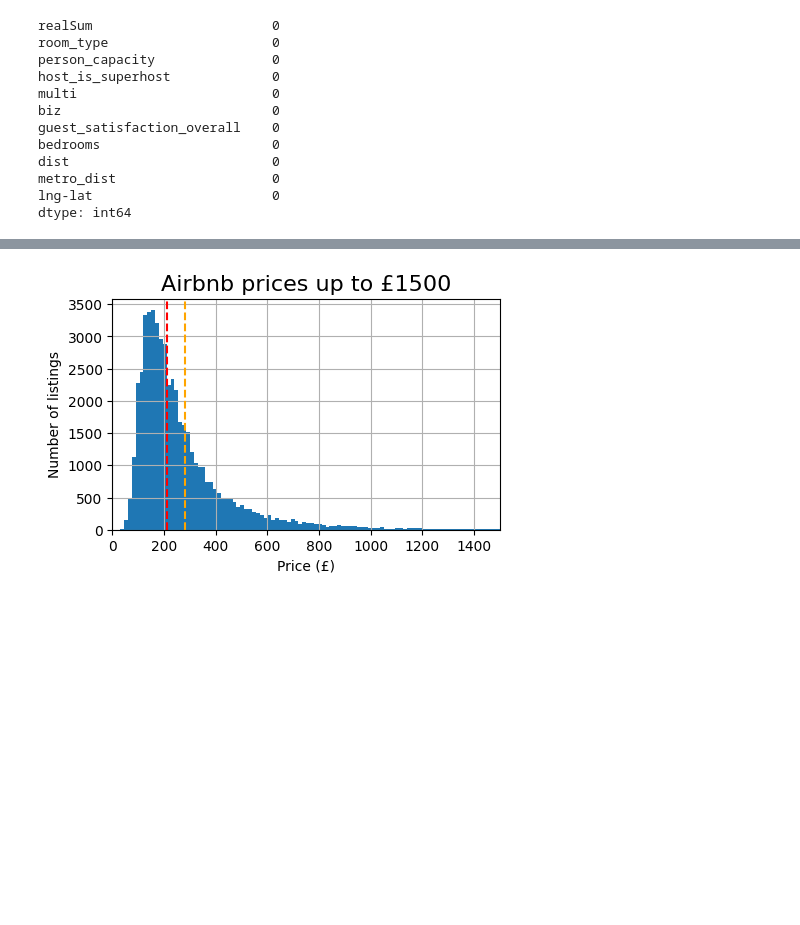
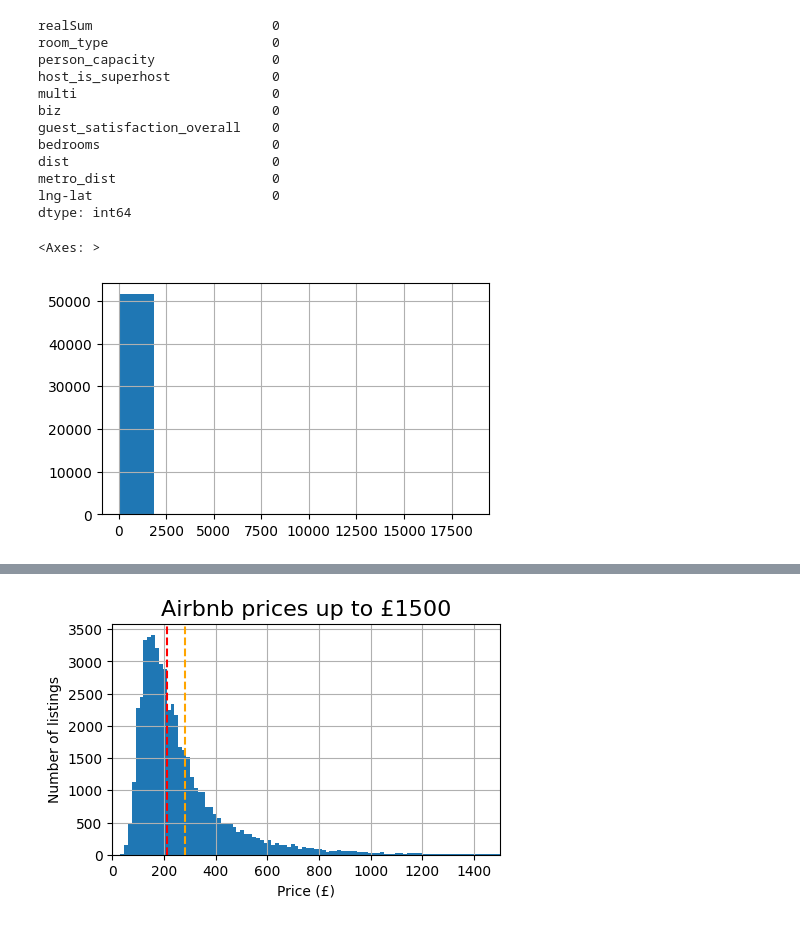
Before and after one commit to Aliikhatami94/eu-aribnb-ml-project, a Jupyter notebook: eu-airbnb-project.ipynb, the cells around one changed output, grey strips where cells are left out. Cells and saved outputs as stored; diff of their text form; code cells hidden in the pictures; blank space fills up the shorter version.

Commit message:
Added some distribution functions to the data processing

```diff
--- a/eu-airbnb-project.ipynb
+++ b/eu-airbnb-project.ipynb
@@ -32,3 +33,10 @@ dist                          0
 metro_dist                    0
 lng-lat                       0
 dtype: int64
+# %%
+# Visualize the distribution of the prices
+plt.figure(figsize=(5, 3))
+df.realSum.hist()
+# %% [output]
+<Axes: >
+[figure, added]
```
Also changed, not shown: parts of 6 cells of this notebook.
